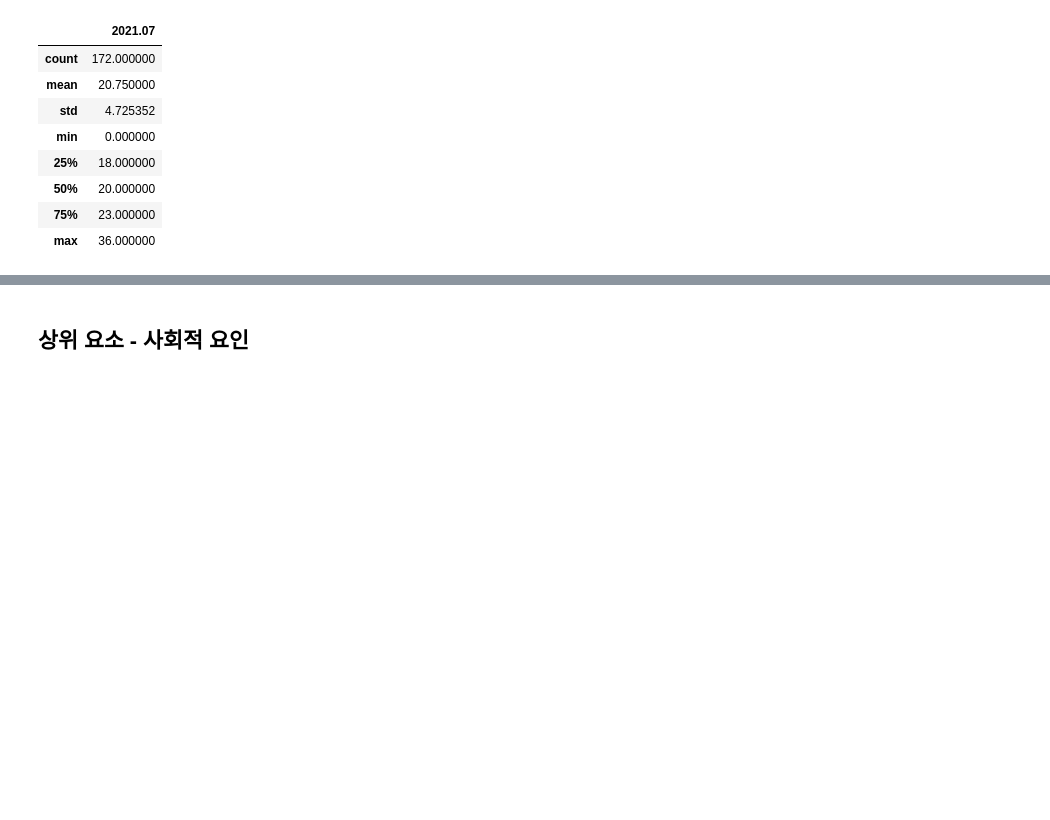
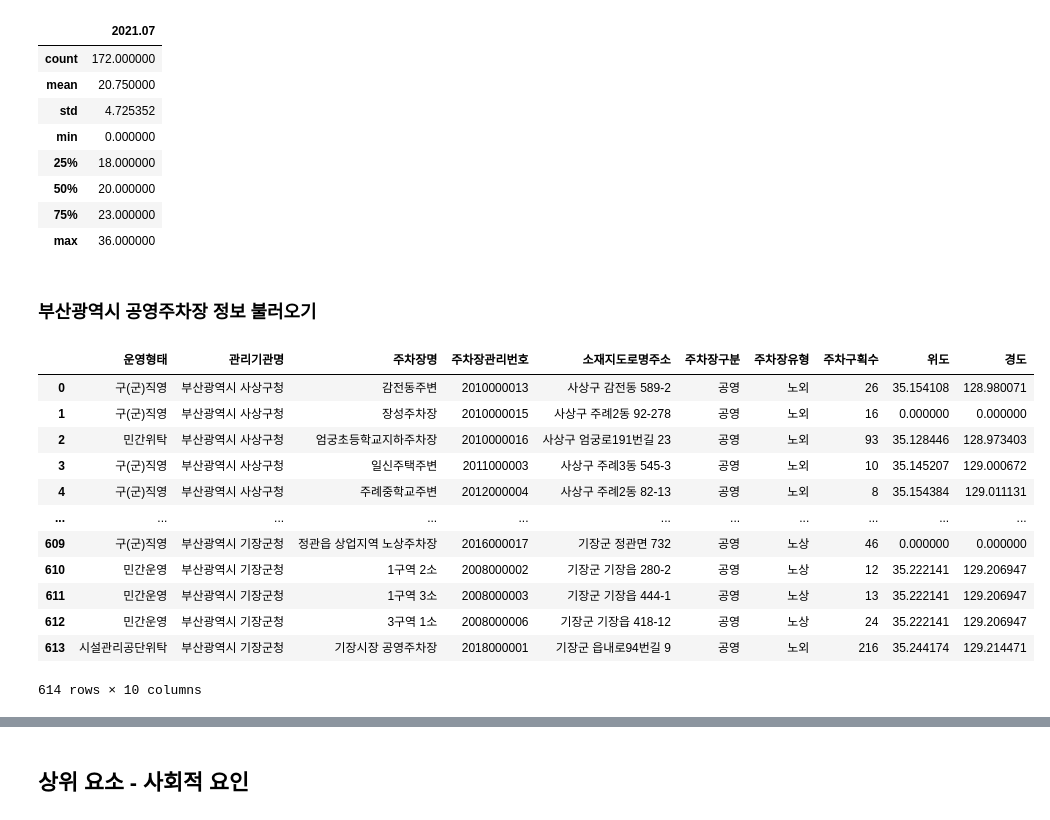
Before and after one commit to jhparkland/Green-Car-Charging-Station-Site-Selection, a Jupyter notebook: Notebook/GVCS/GVCS.ipynb, the cells around one changed output, grey strips where cells are left out. Saved outputs shown, nothing was run; the diff lists cells and outputs as text; code cells hidden in the pictures; blank space fills up the shorter version.

```diff
--- a/Notebook/GVCS/GVCS.ipynb
+++ b/Notebook/GVCS/GVCS.ipynb
@@ -429,3 +436,23 @@ df_pm10.describe()
 | 50% | 20.000000 |
 | 75% | 23.000000 |
 | max | 36.000000 |
+# %% [markdown]
+### 부산광역시 공영주차장 정보 불러오기
+# %%
+parkinglot_file_path = "C:\\Users\\pwjdg\\바탕 화면\\Green-Car-Charging-Station-Site-Selection\\Data\\부산광역시 공영주차장 정보 조회.csv"
+df_parkinglot = pd.read_csv(parkinglot_file_path,encoding='cp949')
+df_parkinglot
+# %% [output]
+|  | 운영형태 | 관리기관명 | 주차장명 | 주차장관리번호 | 소재지도로명주소 | 주차장구분 | 주차장유형 | 주차구획수 | 위도 | 경도 |
+| 0 | 구(군)직영 | 부산광역시 사상구청 | 감전동주변 | 2010000013 | 사상구 감전동 589-2 | 공영 | 노외 | 26 | 35.154108 | 128.980071 |
+| 1 | 구(군)직영 | 부산광역시 사상구청 | 장성주차장 | 2010000015 | 사상구 주례2동 92-278 | 공영 | 노외 | 16 | 0.000000 | 0.000000 |
+| 2 | 민간위탁 | 부산광역시 사상구청 | 엄궁초등학교지하주차장 | 2010000016 | 사상구 엄궁로191번길 23 | 공영 | 노외 | 93 | 35.128446 | 128.973403 |
+| 3 | 구(군)직영 | 부산광역시 사상구청 | 일신주택주변 | 2011000003 | 사상구 주례3동 545-3 | 공영 | 노외 | 10 | 35.145207 | 129.000672 |
+| 4 | 구(군)직영 | 부산광역시 사상구청 | 주례중학교주변 | 2012000004 | 사상구 주례2동 82-13 | 공영 | 노외 | 8 | 35.154384 | 129.011131 |
+| ... | ... | ... | ... | ... | ... | ... | ... | ... | ... | ... |
+| 609 | 구(군)직영 | 부산광역시 기장군청 | 정관읍 상업지역 노상주차장 | 2016000017 | 기장군 정관면 732 | 공영 | 노상 | 46 | 0.000000 | 0.000000 |
+| 610 | 민간운영 | 부산광역시 기장군청 | 1구역 2소 | 2008000002 | 기장군 기장읍 280-2 | 공영 | 노상 | 12 | 35.222141 | 129.206947 |
+| 611 | 민간운영 | 부산광역시 기장군청 | 1구역 3소 | 2008000003 | 기장군 기장읍 444-1 | 공영 | 노상 | 13 | 35.222141 | 129.206947 |
+| 612 | 민간운영 | 부산광역시 기장군청 | 3구역 1소 | 2008000006 | 기장군 기장읍 418-12 | 공영 | 노상 | 24 | 35.222141 | 129.206947 |
+| 613 | 시설관리공단위탁 | 부산광역시 기장군청 | 기장시장 공영주차장 | 2018000001 | 기장군 읍내로94번길 9 | 공영 | 노외 | 216 | 35.244174 | 129.214471 |
+614 rows × 10 columns
```
Also changed, not shown: parts of 13 cells of this notebook, 2 other files.
